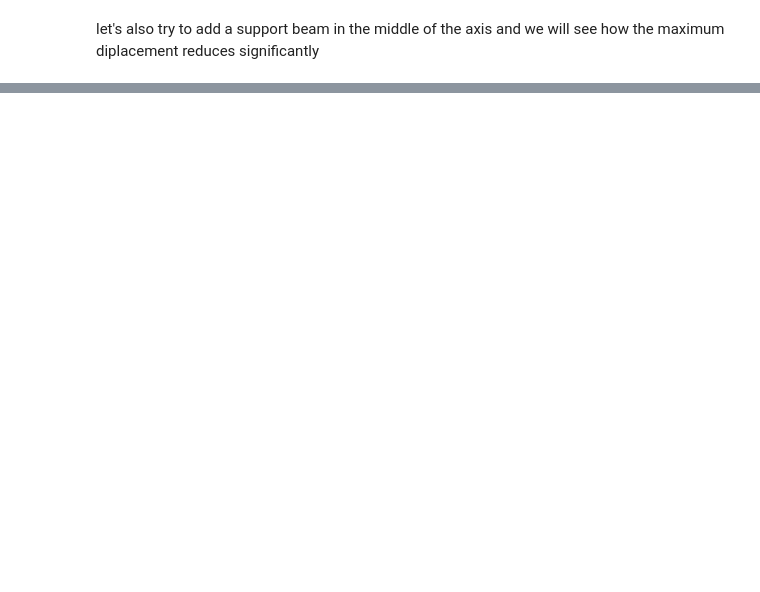
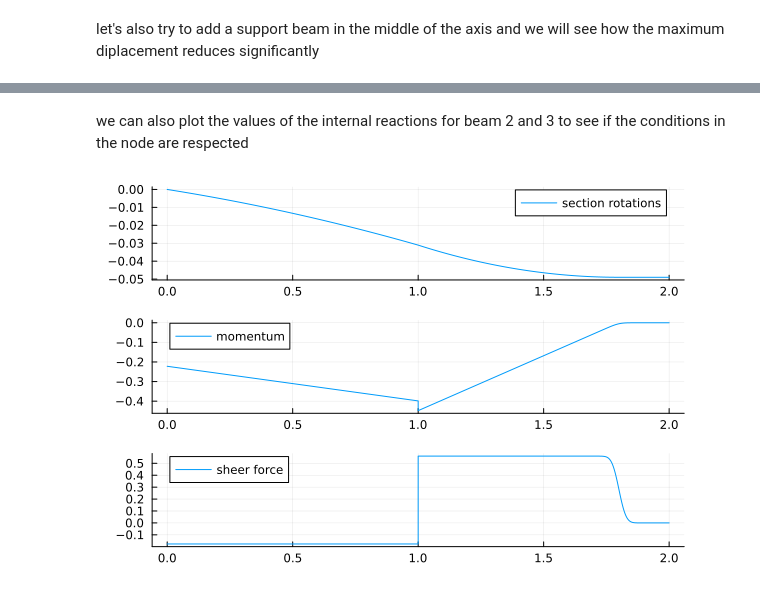
Before and after one commit to Kstreme/ENSAM-TUD01_G1, a Jupyter notebook: scripts cosimo/Examples.ipynb, the cells around one changed output, grey strips where cells are left out. Saved outputs shown, nothing was run; the diff lists cells and outputs as text; code cells hidden in the pictures; blank space fills up the shorter version.

```diff
--- a/scripts cosimo/Examples.ipynb
+++ b/scripts cosimo/Examples.ipynb
@@ -694,0 +711,24 @@ We can also try to put a joint at the end of the support beam
+# %% [markdown]
+we can also plot the values of the internal reactions for beam 2 and 3 to see if the conditions in the node are respected
+# %%
+phi_dis1= -u_sol[2,:]
+phi_dis2= -u_sol[4+2,:]
+phi_dis= vcat(phi_dis1,phi_dis2)
+
+plot_phi= plot(x_dis,phi_dis,label="section rotations")
+
+M_dis1= -u_sol[3,:]
+M_dis2= -u_sol[4+3,:]
+M_dis= vcat(M_dis1,M_dis2)
+
+plot_M= plot(x_dis,M_dis,label="momentum")
+
+T_dis1= -u_sol[4,:]
+T_dis2= -u_sol[4+4,:]
+T_dis= vcat(T_dis1,T_dis2)
+
+plot_T= plot(x_dis,T_dis,label="sheer force")
+
+plot(plot_phi , plot_M , plot_T , layout=(3,1))
+# %% [output]
+[figure, added]
```
Also changed, not shown: parts of 8 cells of this notebook.
